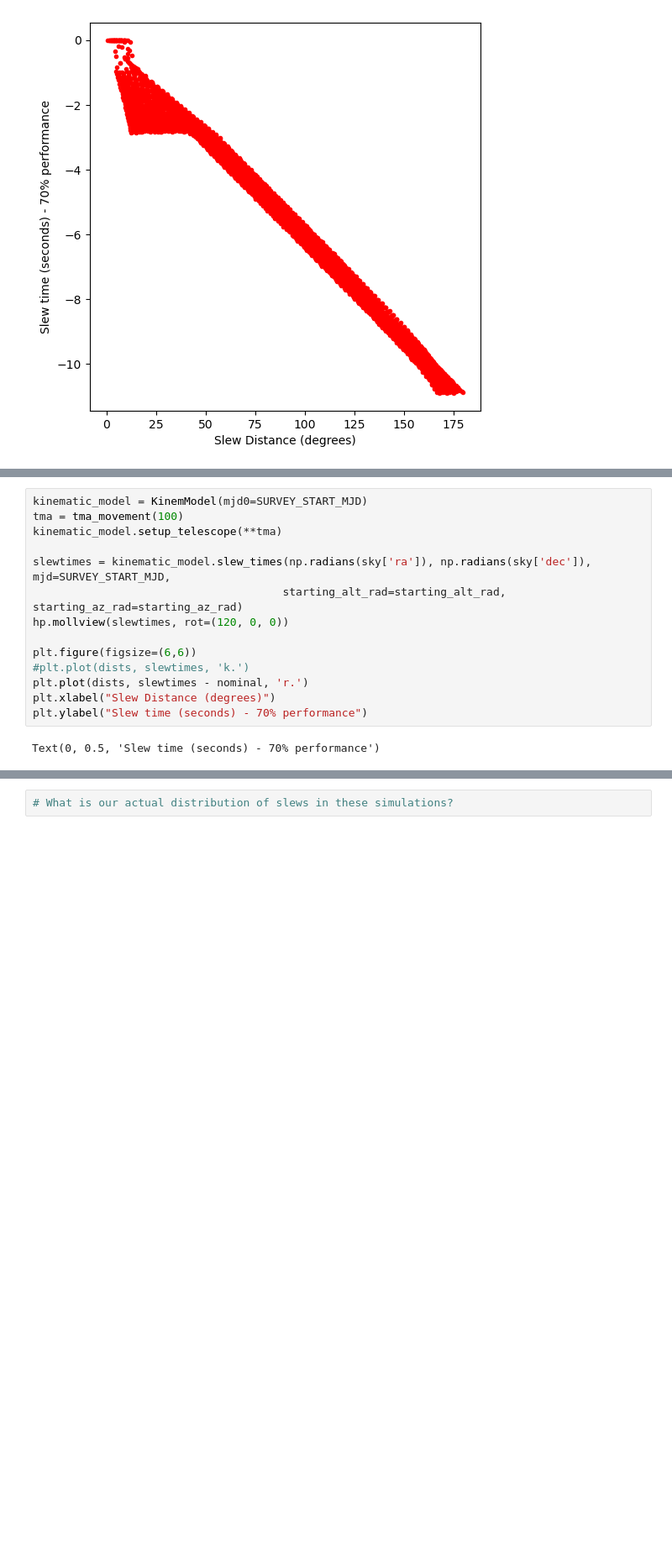
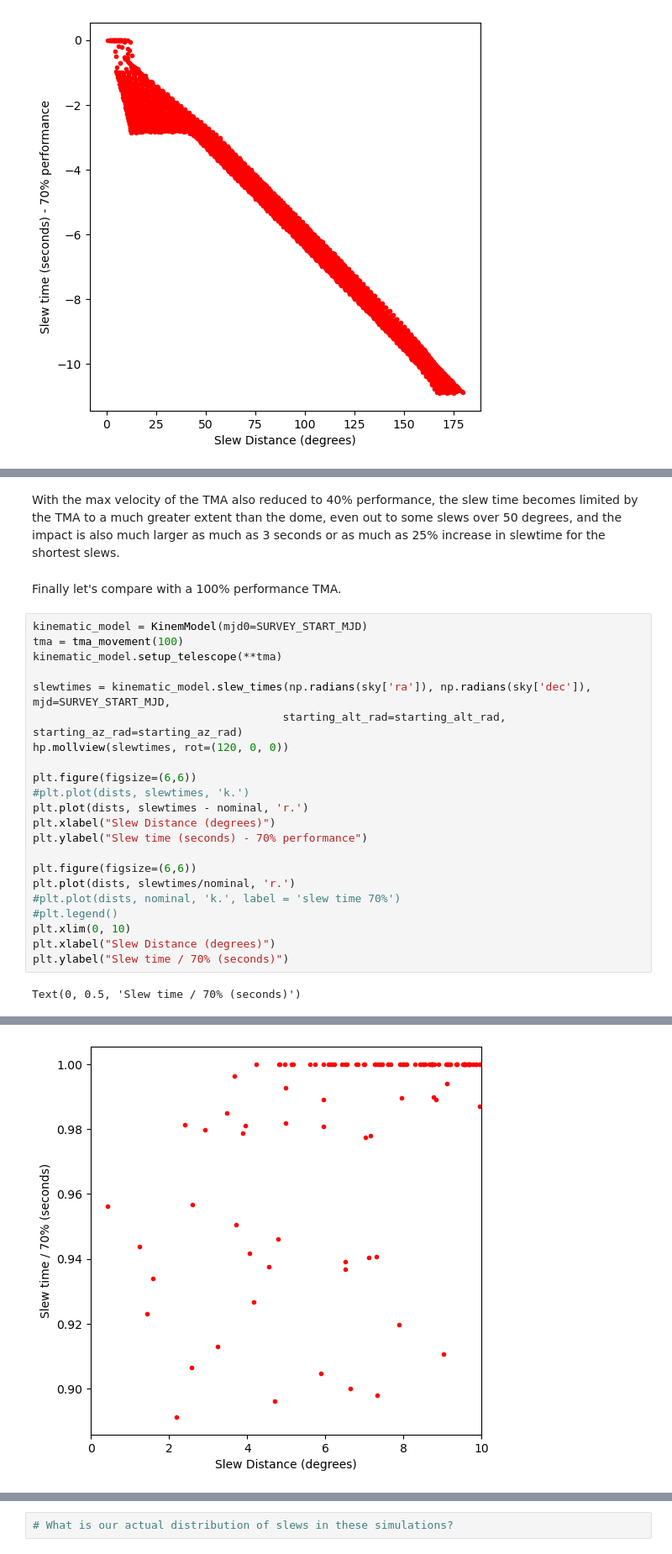
Before and after one commit to lsst-sims/sims_featureScheduler_runs4.1, a Jupyter notebook: ccr1/SlewTimeComparison.ipynb, the cells around one changed output, grey strips where cells are left out. Shown at 84% size. Saved outputs shown, nothing was run; the diff lists cells and outputs as text; blank space fills up the shorter version.

```diff
--- a/ccr1/SlewTimeComparison.ipynb
+++ b/ccr1/SlewTimeComparison.ipynb
@@ -127,18 +177,31 @@ Text(0, 0.5, 'Slew time (seconds) - 70% performance')
+# %% [markdown]
+With the max velocity of the TMA also reduced to 40% performance, the slew time becomes limited by the TMA to a much greater extent than the dome, even out to some slews over 50 degrees, and the impact is also much larger as much as 3 seconds or as much as 25% increase in slewtime for the shortest slews.
+# %% [markdown]
+Finally let's compare with a 100% performance TMA.
 # %%
 kinematic_model = KinemModel(mjd0=SURVEY_START_MJD)
 tma = tma_movement(100)
 kinematic_model.setup_telescope(**tma)
 
 slewtimes = kinematic_model.slew_times(np.radians(sky['ra']), np.radians(sky['dec']), mjd=SURVEY_START_MJD,
                                       starting_alt_rad=starting_alt_rad, starting_az_rad=starting_az_rad)
 hp.mollview(slewtimes, rot=(120, 0, 0))
 
 plt.figure(figsize=(6,6))
 #plt.plot(dists, slewtimes, 'k.')
 plt.plot(dists, slewtimes - nominal, 'r.')
 plt.xlabel("Slew Distance (degrees)")
 plt.ylabel("Slew time (seconds) - 70% performance")
+
+plt.figure(figsize=(6,6))
+plt.plot(dists, slewtimes/nominal, 'r.')
+#plt.plot(dists, nominal, 'k.', label = 'slew time 70%')
+#plt.legend()
+plt.xlim(0, 10)
+plt.xlabel("Slew Distance (degrees)")
+plt.ylabel("Slew time / 70% (seconds)")
 # %% [output]
-Text(0, 0.5, 'Slew time (seconds) - 70% performance')
+Text(0, 0.5, 'Slew time / 70% (seconds)')
 [figure]
 [figure]
+[figure, added]
```
Also changed, not shown: parts of 22 cells of this notebook.
